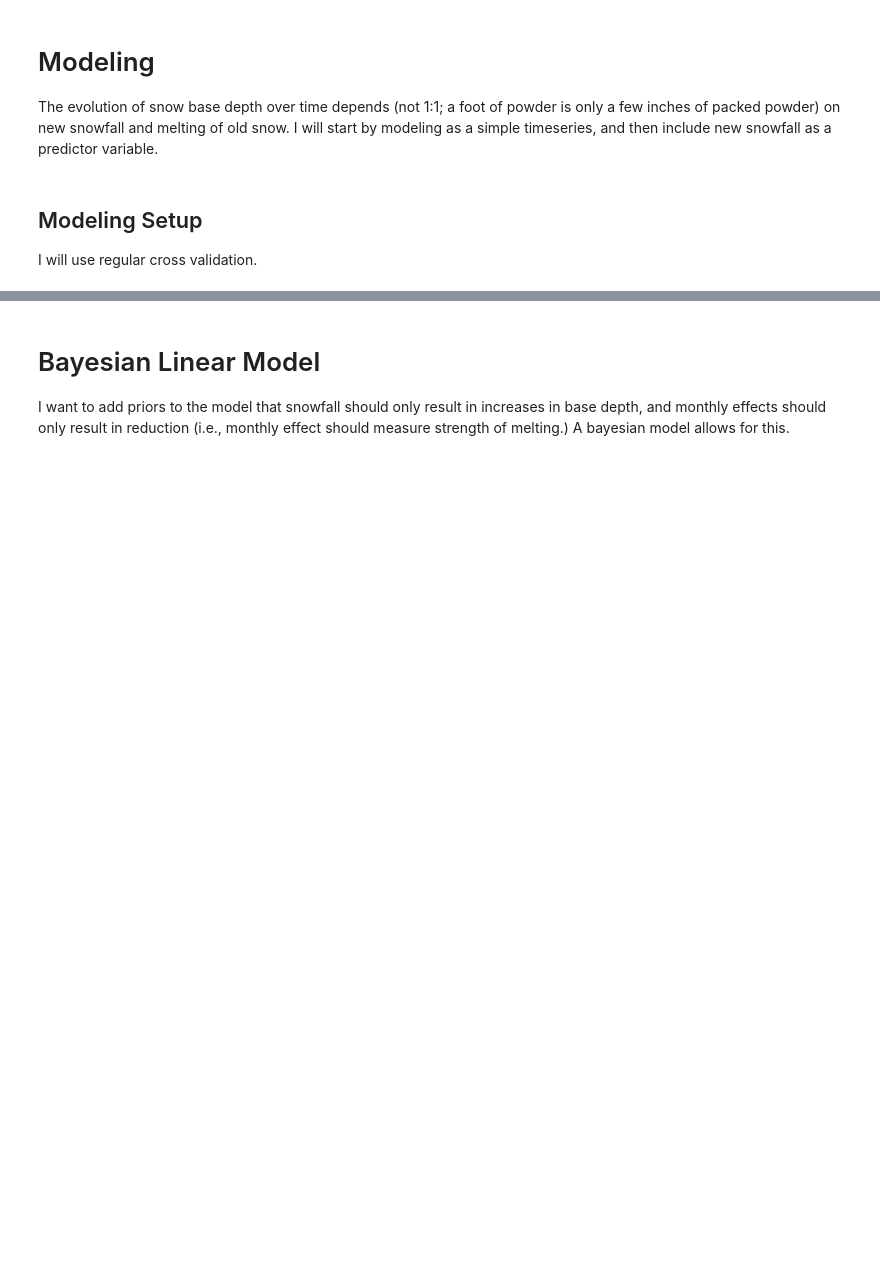
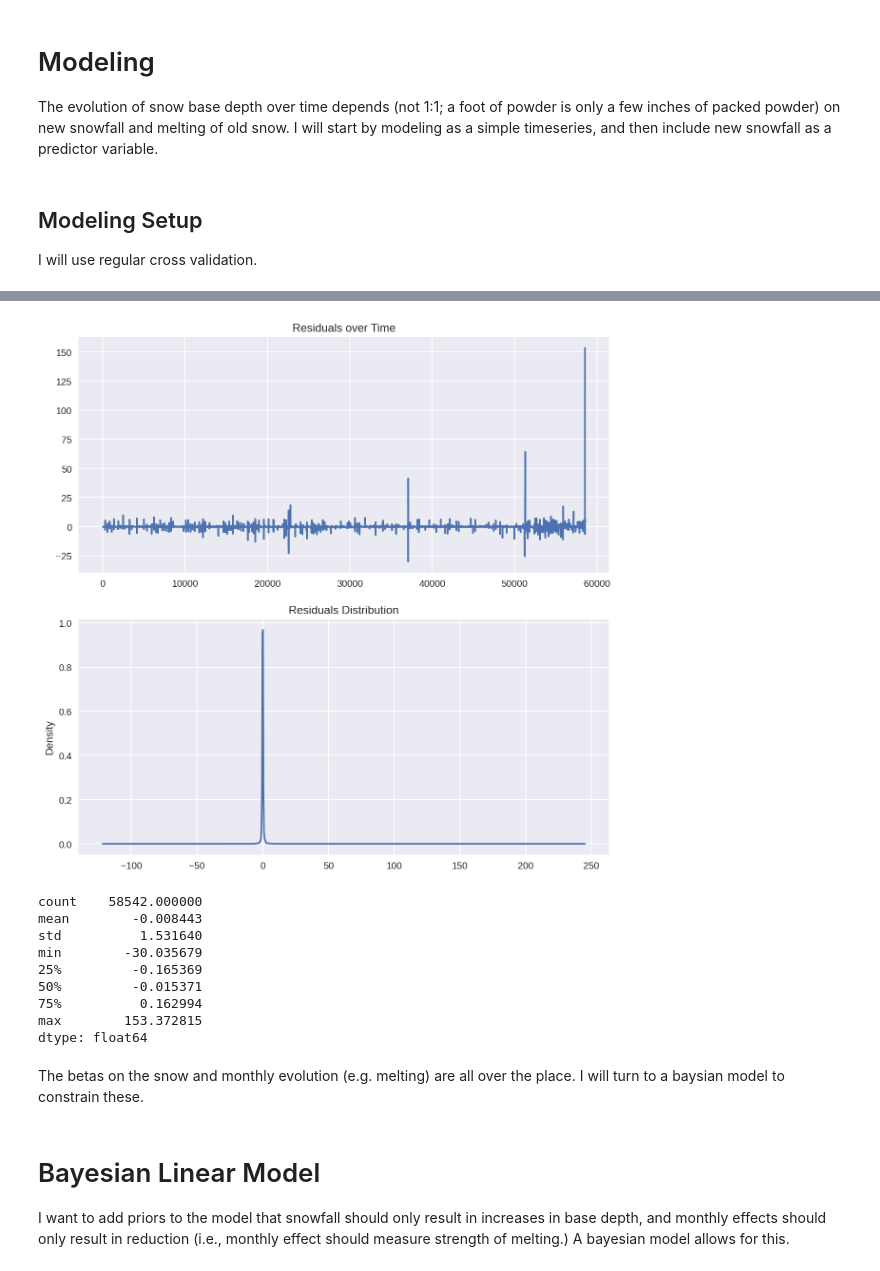
Before and after one commit to chrisoyer/ski-snow-modeling, a Jupyter notebook: src/analysis/snow_nonts_analysis.ipynb, the cells around one changed output, grey strips where cells are left out. Saved outputs shown, nothing was run; the diff lists cells and outputs as text; code cells hidden in the pictures; blank space fills up the shorter version.

Commit message:
separated snow and months matrices in model. fixed plotting

```diff
--- a/src/analysis/snow_nonts_analysis.ipynb
+++ b/src/analysis/snow_nonts_analysis.ipynb
@@ -188,12 +188,14 @@ def train_test_split(data: pd.DataFrame) -> (np.array, np.array, np.array, np.ar
     train, test = data.query("ski_yr!=8"), data.query("ski_yr==8")
     return (*split_xy(train), *split_xy(test))
 # %%
-def get_results(data: pd.DataFrame, region: str) -> dict:
+def get_results(data: pd.DataFrame, region: str,
+                include_resids: bool=False) -> pd.DataFrame:
     X_train, y_train, X_test, y_test = train_test_split(data)
     lin_regr = ElasticNetCV(cv=5)
 
     lin_regr.fit(X_train, y_train)
-    lin_resid = y_test - lin_regr.predict(X_test)
+    y_hat_test = lin_regr.predict(X_test)
+    lin_resid = y_test - y_hat_test
     results = {}
     results['r2'] = lin_regr.score(X_test, y_test)
     lin_regr_resids = pd.DataFrame(lin_resid)
@@ -205,10 +207,15 @@ def get_results(data: pd.DataFrame, region: str) -> dict:
     coefs_df = pd.DataFrame(data=lin_regr.coef_.reshape(1,-1),
                             columns=col_list, index=[region])
     results_df = pd.concat([results_df, coefs_df], axis=1)
+    if include_resids:
+        results_df['y'] = pd.Series(data=None, dtype='object', name='y')
+        results_df['y_hat'] = pd.Series(data=None, dtype='object', name='y_hat')
+        results_df.at[region, 'y_hat'] = [y_hat_test]
+        results_df.at[region, 'y'] = [y_test]
     return results_df
 # %%
 colo = (get_results(data[data.region=="Colorado"], 'Colorado'))
 # %%
 regional_regression = pd.concat([get_results(data.query("region==@region"),
-                                             region)
+                                             region, include_resids=True)
                                  for region in data.region.unique()])
@@ -256,3 +232,22 @@ NameError: ignored
+# %%
+lin_regr_resids = pd.DataFrame()
+lin_regr_resids['y']= np.concatenate([y[0] for y in regional_regression.y])
+lin_regr_resids['y_hat'] = np.concatenate([yh[0] for yh in regional_regression.y_hat])
+utils.resid_plotter(residuals=lin_regr_resids.y_hat-lin_regr_resids.y,
+                    y=lin_regr_resids.y)
+# %% [output]
+[figure, added]
+count    58542.000000
+mean        -0.008443
+std          1.531640
+min        -30.035679
+25%         -0.165369
+50%         -0.015371
+75%          0.162994
+max        153.372815
+dtype: float64
+# %% [markdown]
+The betas on the snow and monthly evolution (e.g. melting) are all over the place. I will turn to a baysian model to constrain these.
 # %% [markdown]
 # Bayesian Linear Model
 I want to add priors to the model that snowfall should only result in increases in base depth, and monthly effects should only result in reduction (i.e., monthly effect should measure strength of melting.) A bayesian model allows for this.
```
Also changed, not shown: parts of 15 cells of this notebook.
